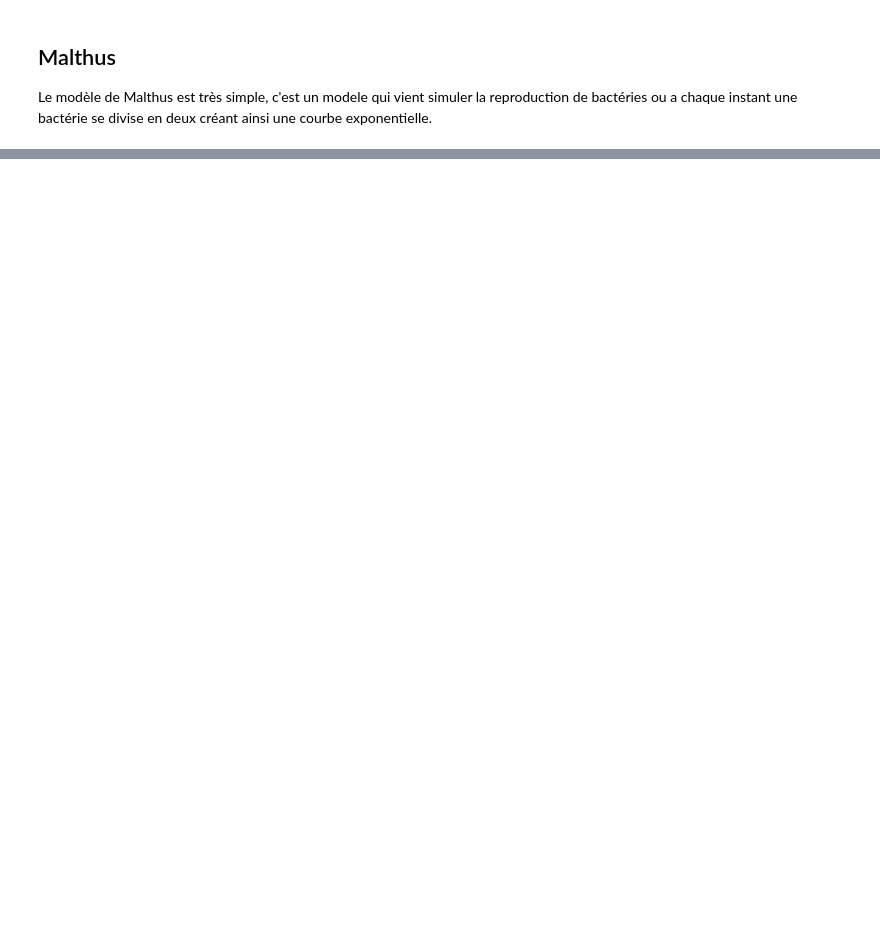
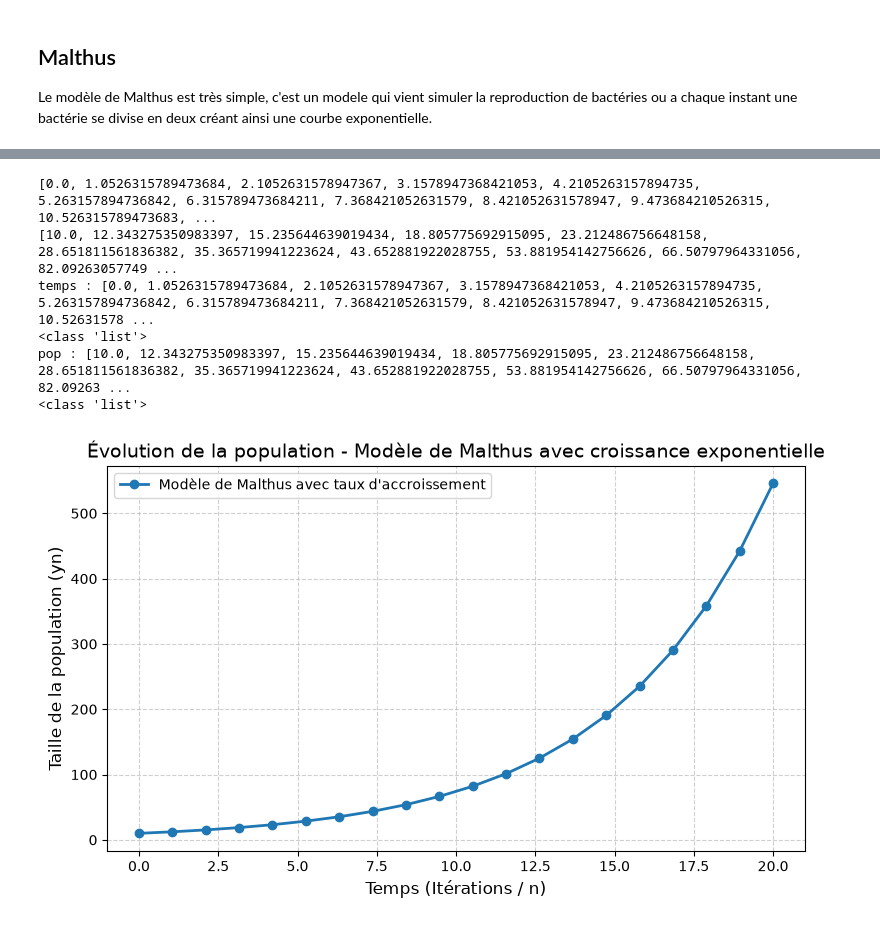
Before and after one commit to ATHERLY-Evan-24012805/Modelisation_dynamique_population, a Jupyter notebook: research.ipynb, the cells around one changed output, grey strips where cells are left out. Drawn from its saved outputs; the diff is of its cells as text; code cells hidden in the pictures; blank space fills up the shorter version.

```diff
--- a/research.ipynb
+++ b/research.ipynb
@@ -38,0 +61,23 @@ tic : 9 - population : 2048
+# %%
+# Malthus_taux sans np
+def malthus_taux_for (pop : int, taux_accroissement : float,iteration : int, nbPoints : int = 50 )-> list[float]:
+    pas = iteration / (nbPoints-1)
+    tab = [x for x in range (nbPoints)]
+    for i in range(len(tab)) :
+        # print(tab[i])
+        tab[i] = tab[i] * pas
+
+
+    result_tab = []
+    for el in tab :
+        # result_tab.append(pop * np.exp(a*el))
+        result_tab.append(pop* 2.718281828459**(taux_accroissement*el))
+
+
+    # print(t)
+    print(tab)
+    print(result_tab)
+    return tab,result_tab
+
+
+malthus_taux_for(10, 0.2, 20, 20)
@@ -38,0 +104,29 @@ tic : 9 - population : 2048
+# %%
+y0 = 10 # population
+a = 0.2 # taux accroissement arbitraire
+tmax = 20.0 # interation
+# temps,population = malthus_taux(y0,a,tmax)
+temps,population = malthus_taux_for(y0,a,tmax,20)
+print(f"temps : {temps}")
+print(type(temps))
+print(f"pop : {population}")
+print(type(population))
+
+plt.figure(figsize=(9, 5))
+plt.plot(temps, population, marker='o', color='tab:blue', linestyle='-', linewidth=2, label=f"Modèle de Malthus avec taux d'accroissement")
+
+plt.title("Évolution de la population - Modèle de Malthus avec croissance exponentielle", fontsize=14)
+plt.xlabel("Temps (Itérations / n)", fontsize=12)
+plt.ylabel("Taille de la population (yn)", fontsize=12)
+plt.grid(True, linestyle='--', alpha=0.6)
+plt.legend()
+
+plt.show()
+# %% [output]
+[0.0, 1.0526315789473684, 2.1052631578947367, 3.1578947368421053, 4.2105263157894735, 5.263157894736842, 6.315789473684211, 7.368421052631579, 8.421052631578947, 9.473684210526315, 10.526315789473683, ...
+[10.0, 12.343275350983397, 15.235644639019434, 18.805775692915095, 23.212486756648158, 28.651811561836382, 35.365719941223624, 43.652881922028755, 53.881954142756626, 66.50797964331056, 82.09263057749 ...
+temps : [0.0, 1.0526315789473684, 2.1052631578947367, 3.1578947368421053, 4.2105263157894735, 5.263157894736842, 6.315789473684211, 7.368421052631579, 8.421052631578947, 9.473684210526315, 10.52631578 ...
+<class 'list'>
+pop : [10.0, 12.343275350983397, 15.235644639019434, 18.805775692915095, 23.212486756648158, 28.651811561836382, 35.365719941223624, 43.652881922028755, 53.881954142756626, 66.50797964331056, 82.09263 ...
+<class 'list'>
+[figure, added]
```
Also changed, not shown: parts of 5 cells of this notebook.
